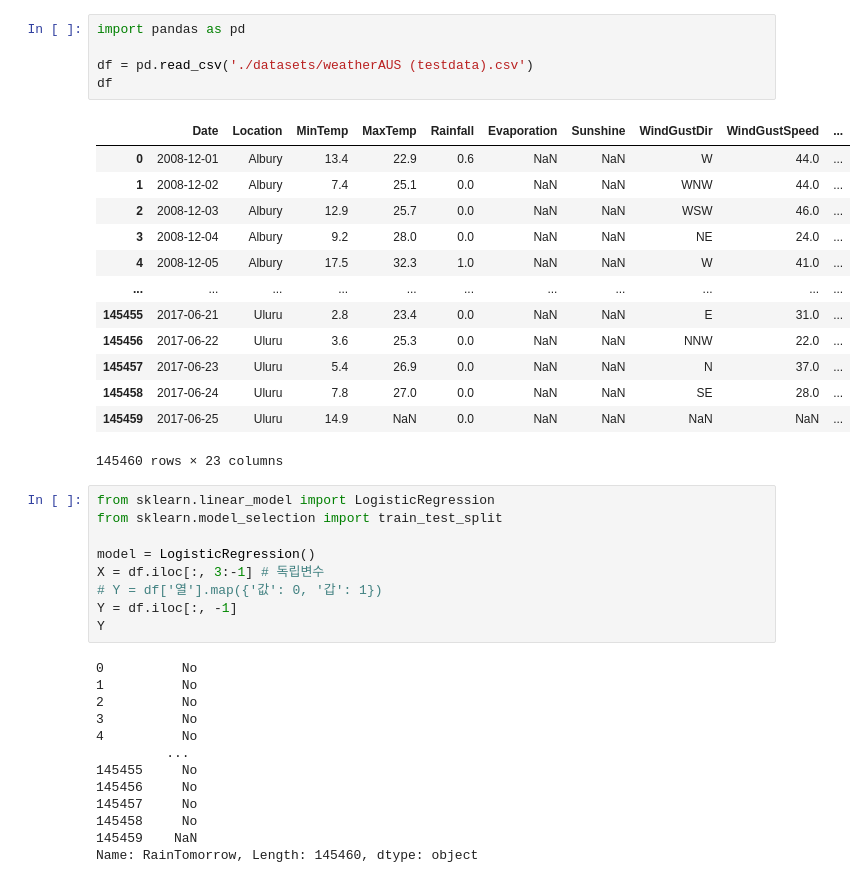
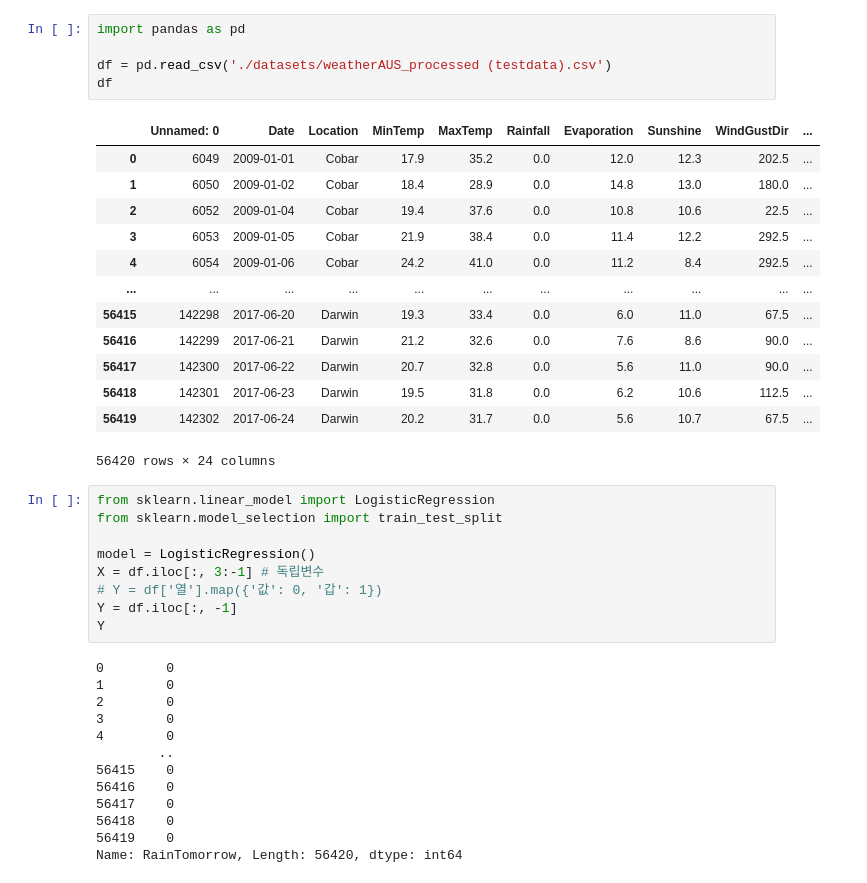
Before and after one commit to siw2009/Sabermetrics_research, a Jupyter notebook: saber.ipynb, the cells around one changed output. Cells and saved outputs as stored; diff of their text form.

```diff
--- a/saber.ipynb
+++ b/saber.ipynb
@@ -1,22 +1,22 @@
 # %%
 import pandas as pd
 
-df = pd.read_csv('./datasets/weatherAUS (testdata).csv')
+df = pd.read_csv('./datasets/weatherAUS_processed (testdata).csv')
 df
 # %% [output]
-|  | Date | Location | MinTemp | MaxTemp | Rainfall | Evaporation | Sunshine | WindGustDir | WindGustSpeed | ... |
-| 0 | 2008-12-01 | Albury | 13.4 | 22.9 | 0.6 | NaN | NaN | W | 44.0 | ... |
-| 1 | 2008-12-02 | Albury | 7.4 | 25.1 | 0.0 | NaN | NaN | WNW | 44.0 | ... |
-| 2 | 2008-12-03 | Albury | 12.9 | 25.7 | 0.0 | NaN | NaN | WSW | 46.0 | ... |
-| 3 | 2008-12-04 | Albury | 9.2 | 28.0 | 0.0 | NaN | NaN | NE | 24.0 | ... |
-| 4 | 2008-12-05 | Albury | 17.5 | 32.3 | 1.0 | NaN | NaN | W | 41.0 | ... |
+|  | Unnamed: 0 | Date | Location | MinTemp | MaxTemp | Rainfall | Evaporation | Sunshine | WindGustDir | ... |
+| 0 | 6049 | 2009-01-01 | Cobar | 17.9 | 35.2 | 0.0 | 12.0 | 12.3 | 202.5 | ... |
+| 1 | 6050 | 2009-01-02 | Cobar | 18.4 | 28.9 | 0.0 | 14.8 | 13.0 | 180.0 | ... |
+| 2 | 6052 | 2009-01-04 | Cobar | 19.4 | 37.6 | 0.0 | 10.8 | 10.6 | 22.5 | ... |
+| 3 | 6053 | 2009-01-05 | Cobar | 21.9 | 38.4 | 0.0 | 11.4 | 12.2 | 292.5 | ... |
+| 4 | 6054 | 2009-01-06 | Cobar | 24.2 | 41.0 | 0.0 | 11.2 | 8.4 | 292.5 | ... |
 | ... | ... | ... | ... | ... | ... | ... | ... | ... | ... | ... |
-| 145455 | 2017-06-21 | Uluru | 2.8 | 23.4 | 0.0 | NaN | NaN | E | 31.0 | ... |
-| 145456 | 2017-06-22 | Uluru | 3.6 | 25.3 | 0.0 | NaN | NaN | NNW | 22.0 | ... |
-| 145457 | 2017-06-23 | Uluru | 5.4 | 26.9 | 0.0 | NaN | NaN | N | 37.0 | ... |
-| 145458 | 2017-06-24 | Uluru | 7.8 | 27.0 | 0.0 | NaN | NaN | SE | 28.0 | ... |
-| 145459 | 2017-06-25 | Uluru | 14.9 | NaN | 0.0 | NaN | NaN | NaN | NaN | ... |
+| 56415 | 142298 | 2017-06-20 | Darwin | 19.3 | 33.4 | 0.0 | 6.0 | 11.0 | 67.5 | ... |
+| 56416 | 142299 | 2017-06-21 | Darwin | 21.2 | 32.6 | 0.0 | 7.6 | 8.6 | 90.0 | ... |
+| 56417 | 142300 | 2017-06-22 | Darwin | 20.7 | 32.8 | 0.0 | 5.6 | 11.0 | 90.0 | ... |
+| 56418 | 142301 | 2017-06-23 | Darwin | 19.5 | 31.8 | 0.0 | 6.2 | 10.6 | 112.5 | ... |
+| 56419 | 142302 | 2017-06-24 | Darwin | 20.2 | 31.7 | 0.0 | 5.6 | 10.7 | 67.5 | ... |
-145460 rows × 23 columns
+56420 rows × 24 columns
 # %%
 from sklearn.linear_model import LogisticRegression
 from sklearn.model_selection import train_test_split
@@ -27,18 +27,18 @@ X = df.iloc[:, 3:-1] # 독립변수
 Y = df.iloc[:, -1]
 Y
 # %% [output]
-0          No
-1          No
-2          No
-3          No
-4          No
-         ...
-145455     No
-145456     No
-145457     No
-145458     No
-145459    NaN
-Name: RainTomorrow, Length: 145460, dtype: object
+0        0
+1        0
+2        0
+3        0
+4        0
+        ..
+56415    0
+56416    0
+56417    0
+56418    0
+56419    0
+Name: RainTomorrow, Length: 56420, dtype: int64
 # %%
 x_train, x_test, y_train, y_test = train_test_split(X, Y, test_size = 0.2, random_state = 0)
 # train_test_split()
```
Also changed, not shown: parts of 5 cells of this notebook, 2 other files.
